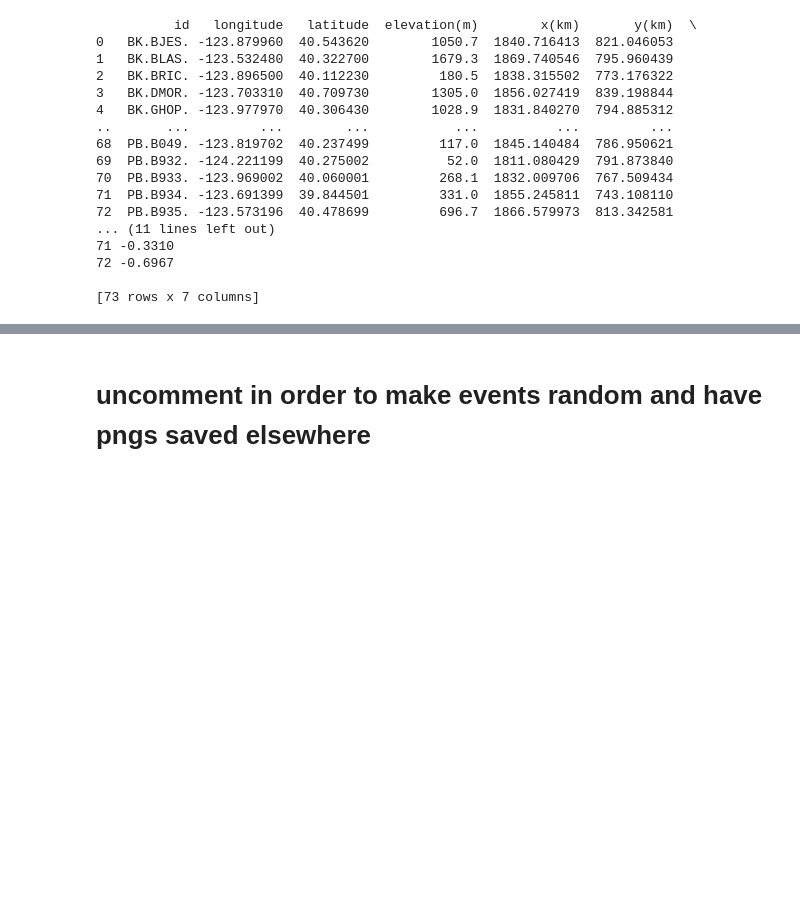
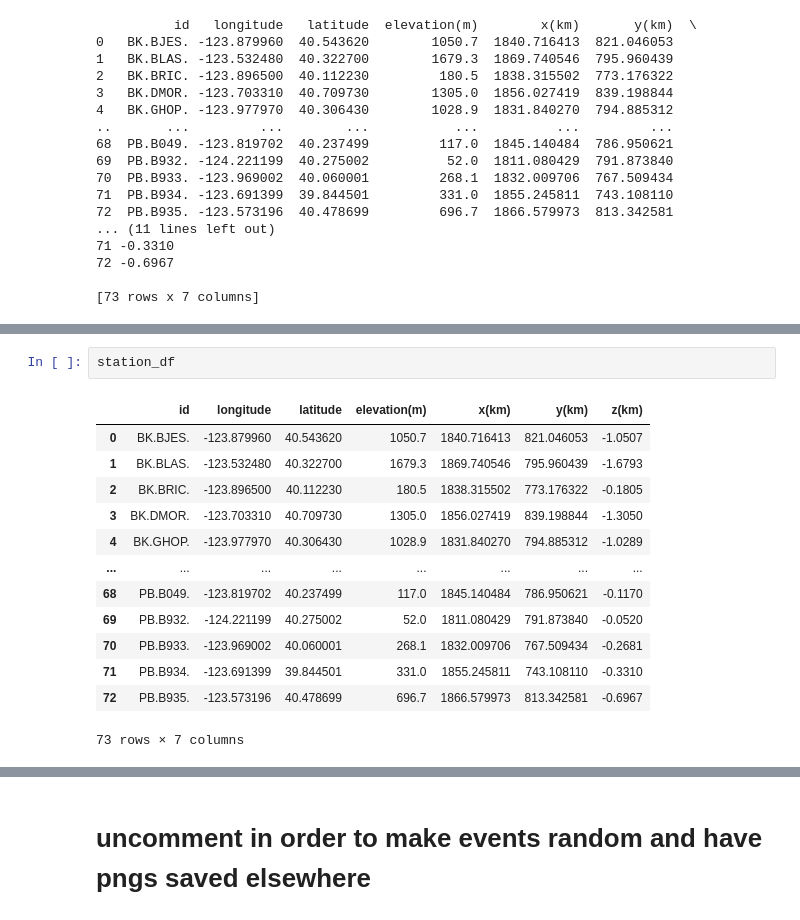
Before and after one commit to ShawnHwang1/GaMMA, a Jupyter notebook: Ferndale2022_test.ipynb, the cells around one changed output, grey strips where cells are left out. Cells and saved outputs as stored; diff of their text form; blank space fills up the shorter version.

```diff
--- a/Ferndale2022_test.ipynb
+++ b/Ferndale2022_test.ipynb
@@ -519,0 +626,16 @@ plt.show()
+# %%
+station_df
+# %% [output]
+|  | id | longitude | latitude | elevation(m) | x(km) | y(km) | z(km) |
+| 0 | BK.BJES. | -123.879960 | 40.543620 | 1050.7 | 1840.716413 | 821.046053 | -1.0507 |
+| 1 | BK.BLAS. | -123.532480 | 40.322700 | 1679.3 | 1869.740546 | 795.960439 | -1.6793 |
+| 2 | BK.BRIC. | -123.896500 | 40.112230 | 180.5 | 1838.315502 | 773.176322 | -0.1805 |
+| 3 | BK.DMOR. | -123.703310 | 40.709730 | 1305.0 | 1856.027419 | 839.198844 | -1.3050 |
+| 4 | BK.GHOP. | -123.977970 | 40.306430 | 1028.9 | 1831.840270 | 794.885312 | -1.0289 |
+| ... | ... | ... | ... | ... | ... | ... | ... |
+| 68 | PB.B049. | -123.819702 | 40.237499 | 117.0 | 1845.140484 | 786.950621 | -0.1170 |
+| 69 | PB.B932. | -124.221199 | 40.275002 | 52.0 | 1811.080429 | 791.873840 | -0.0520 |
+| 70 | PB.B933. | -123.969002 | 40.060001 | 268.1 | 1832.009706 | 767.509434 | -0.2681 |
+| 71 | PB.B934. | -123.691399 | 39.844501 | 331.0 | 1855.245811 | 743.108110 | -0.3310 |
+| 72 | PB.B935. | -123.573196 | 40.478699 | 696.7 | 1866.579973 | 813.342581 | -0.6967 |
+73 rows × 7 columns
```
Also changed, not shown: parts of 23 cells of this notebook.
